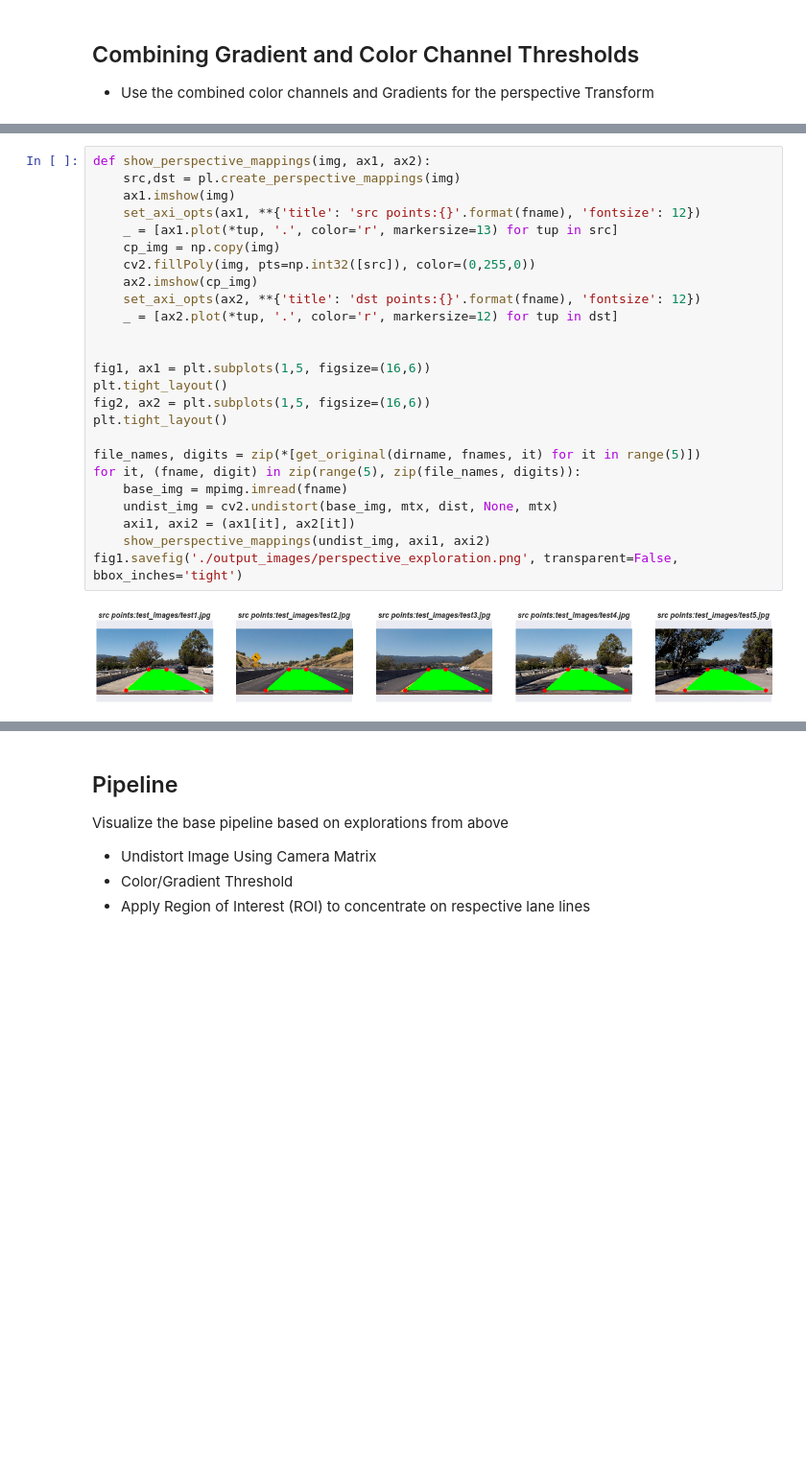
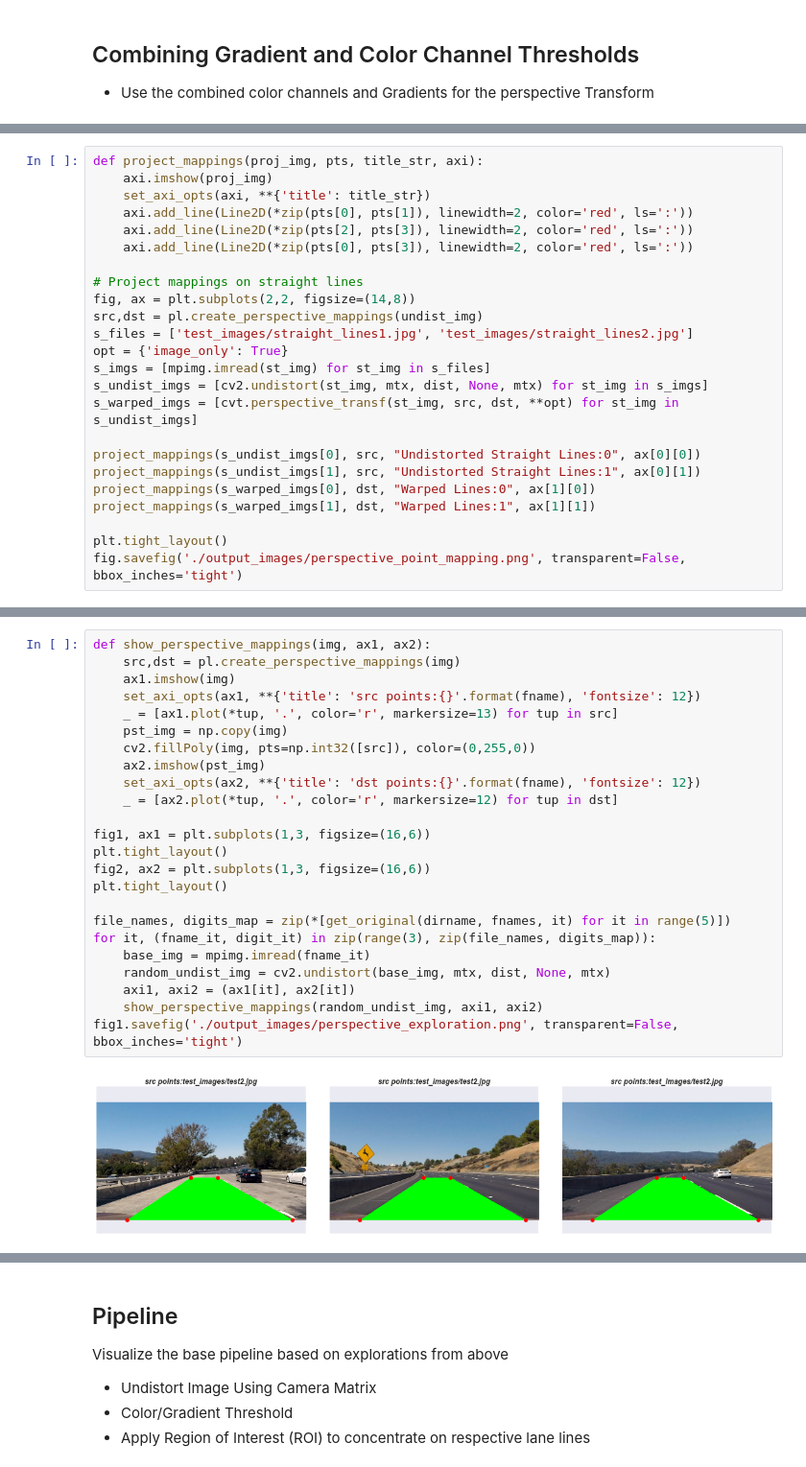
Before and after one commit to akamlani/selfdrivingcar, a Jupyter notebook: assignments/CarND-Advanced-Lane-Lines-P4/lane_curves.ipynb, the cells around one changed output, grey strips where cells are left out. Shown at 96% size. Saved outputs shown, nothing was run; the diff lists cells and outputs as text; blank space fills up the shorter version.

Commit message:
updated release for submission of advanced lane lines

```diff
--- a/assignments/CarND-Advanced-Lane-Lines-P4/lane_curves.ipynb
+++ b/assignments/CarND-Advanced-Lane-Lines-P4/lane_curves.ipynb
@@ -185,0 +233,24 @@ fig.savefig('./output_images/gradient_color_exploration.png', transparent=False,
+# %%
+def project_mappings(proj_img, pts, title_str, axi):
+    axi.imshow(proj_img)
+    set_axi_opts(axi, **{'title': title_str})
+    axi.add_line(Line2D(*zip(pts[0], pts[1]), linewidth=2, color='red', ls=':'))
+    axi.add_line(Line2D(*zip(pts[2], pts[3]), linewidth=2, color='red', ls=':'))
+    axi.add_line(Line2D(*zip(pts[0], pts[3]), linewidth=2, color='red', ls=':'))
+
+# Project mappings on straight lines
+fig, ax = plt.subplots(2,2, figsize=(14,8))
+src,dst = pl.create_perspective_mappings(undist_img)
+s_files = ['test_images/straight_lines1.jpg', 'test_images/straight_lines2.jpg']
+opt = {'image_only': True}
+s_imgs = [mpimg.imread(st_img) for st_img in s_files]
+s_undist_imgs = [cv2.undistort(st_img, mtx, dist, None, mtx) for st_img in s_imgs]
+s_warped_imgs = [cvt.perspective_transf(st_img, src, dst, **opt) for st_img in s_undist_imgs]
+
+project_mappings(s_undist_imgs[0], src, "Undistorted Straight Lines:0", ax[0][0])
+project_mappings(s_undist_imgs[1], src, "Undistorted Straight Lines:1", ax[0][1])
+project_mappings(s_warped_imgs[0], dst, "Warped Lines:0", ax[1][0])
+project_mappings(s_warped_imgs[1], dst, "Warped Lines:1", ax[1][1])
+
+plt.tight_layout()
+fig.savefig('./output_images/perspective_point_mapping.png', transparent=False, bbox_inches='tight')
@@ -186,27 +259,26 @@ fig.savefig('./output_images/gradient_color_exploration.png', transparent=False,
 # %%
 def show_perspective_mappings(img, ax1, ax2):
     src,dst = pl.create_perspective_mappings(img)
     ax1.imshow(img)
     set_axi_opts(ax1, **{'title': 'src points:{}'.format(fname), 'fontsize': 12})
     _ = [ax1.plot(*tup, '.', color='r', markersize=13) for tup in src]
-    cp_img = np.copy(img)
+    pst_img = np.copy(img)
     cv2.fillPoly(img, pts=np.int32([src]), color=(0,255,0))
-    ax2.imshow(cp_img)
+    ax2.imshow(pst_img)
     set_axi_opts(ax2, **{'title': 'dst points:{}'.format(fname), 'fontsize': 12})
     _ = [ax2.plot(*tup, '.', color='r', markersize=12) for tup in dst]
 
-
-fig1, ax1 = plt.subplots(1,5, figsize=(16,6))
+fig1, ax1 = plt.subplots(1,3, figsize=(16,6))
 plt.tight_layout()
-fig2, ax2 = plt.subplots(1,5, figsize=(16,6))
+fig2, ax2 = plt.subplots(1,3, figsize=(16,6))
 plt.tight_layout()
 
-file_names, digits = zip(*[get_original(dirname, fnames, it) for it in range(5)])
-for it, (fname, digit) in zip(range(5), zip(file_names, digits)):
-    base_img = mpimg.imread(fname)
-    undist_img = cv2.undistort(base_img, mtx, dist, None, mtx)
+file_names, digits_map = zip(*[get_original(dirname, fnames, it) for it in range(5)])
+for it, (fname_it, digit_it) in zip(range(3), zip(file_names, digits_map)):
+    base_img = mpimg.imread(fname_it)
+    random_undist_img = cv2.undistort(base_img, mtx, dist, None, mtx)
     axi1, axi2 = (ax1[it], ax2[it])
-    show_perspective_mappings(undist_img, axi1, axi2)
+    show_perspective_mappings(random_undist_img, axi1, axi2)
 fig1.savefig('./output_images/perspective_exploration.png', transparent=False, bbox_inches='tight')
 # %% [output]
-[figure, old version]
+[figure, new version]
```
Also changed, not shown: parts of 14 cells of this notebook, 46 other files.
